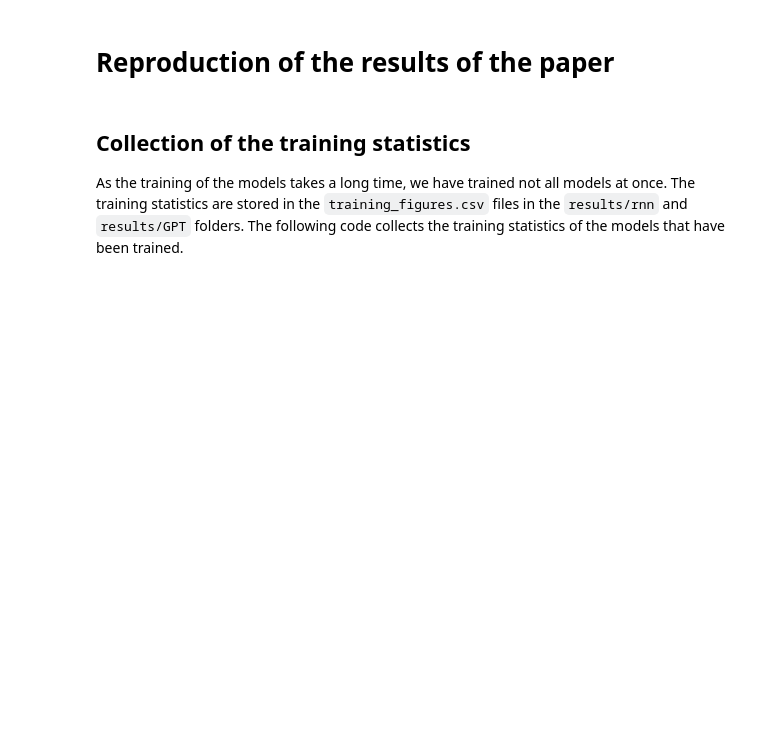
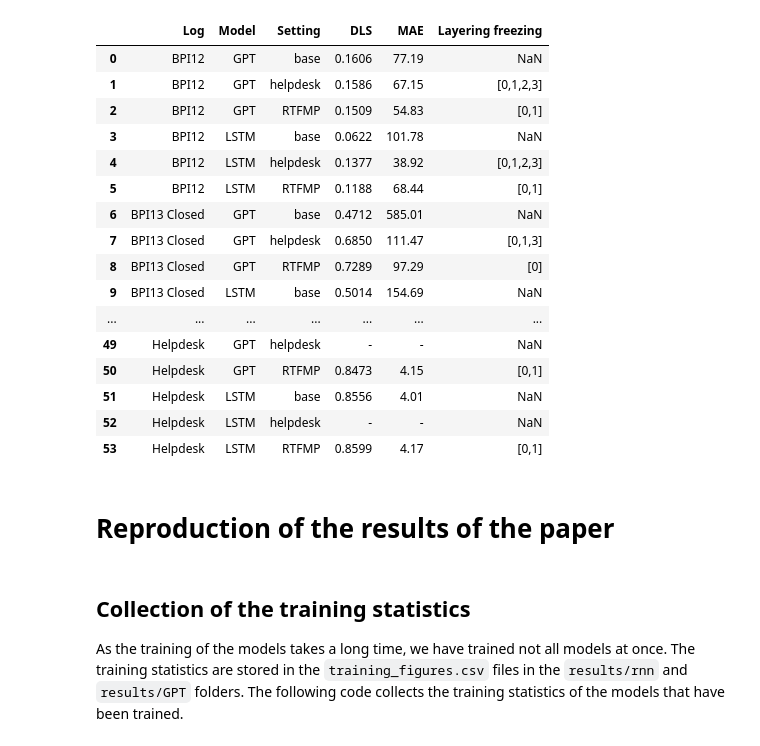
Before and after one commit to Hannoma/Transfer-Learning-for-Predictive-Process-Monitoring, a Jupyter notebook: collecting_results.ipynb, the cells around one changed output. Saved outputs shown, nothing was run; the diff lists cells and outputs as text; code cells hidden in the pictures; blank space fills up the shorter version.

Commit message:
Extract the results of the paper into an usable format

```diff
--- a/collecting_results.ipynb
+++ b/collecting_results.ipynb
@@ -10,0 +98,15 @@ from definitions import RESULTS_DIR
+# %%
+# Reshape so that the column names are split into two columns
+rows = []
+for _, row in scores_df.iterrows():
+    row = row.to_dict()
+    for setting in ['Regular', 'Helpdesk', 'RTFM']:
+        rows.append({
+            'Log': row['Log'],
+            'Model': row['Model'],
+            'Setting': setting,
+            'DLS': row[f'DLS_{setting}'],
+            'MAE': row[f'MAE_{setting}'],
+        })
+scores_stacked_df = pd.DataFrame(rows)
+scores_stacked_df
@@ -11,3 +131,37 @@ from definitions import RESULTS_DIR
+# %%
+paper_results_df = scores_stacked_df.merge(layer_df, on=['Log', 'Setting'], how='left')
+log_mapping = {
+    'BPIC 15': 'BPI15',
+    'RTFM': 'RTFMP',
+}
+paper_results_df['Log'] = paper_results_df['Log'].map(log_mapping).fillna(paper_results_df['Log'])
+setting_mapping = {
+    'Regular': 'base',
+    'Helpdesk': 'helpdesk',
+    'RTFM': 'RTFMP',
+}
+paper_results_df['Setting'] = paper_results_df['Setting'].map(setting_mapping).fillna(paper_results_df['Setting'])
+# Merge the two dataframes and keep the Regular setting
+paper_results_df.to_csv('paper_results.csv')
+paper_results_df
+# %% [output]
+|  | Log | Model | Setting | DLS | MAE | Layering freezing |
+| 0 | BPI12 | GPT | base | 0.1606 | 77.19 | NaN |
+| 1 | BPI12 | GPT | helpdesk | 0.1586 | 67.15 | [0,1,2,3] |
+| 2 | BPI12 | GPT | RTFMP | 0.1509 | 54.83 | [0,1] |
+| 3 | BPI12 | LSTM | base | 0.0622 | 101.78 | NaN |
+| 4 | BPI12 | LSTM | helpdesk | 0.1377 | 38.92 | [0,1,2,3] |
+| 5 | BPI12 | LSTM | RTFMP | 0.1188 | 68.44 | [0,1] |
+| 6 | BPI13 Closed | GPT | base | 0.4712 | 585.01 | NaN |
+| 7 | BPI13 Closed | GPT | helpdesk | 0.6850 | 111.47 | [0,1,3] |
+| 8 | BPI13 Closed | GPT | RTFMP | 0.7289 | 97.29 | [0] |
+| 9 | BPI13 Closed | LSTM | base | 0.5014 | 154.69 | NaN |
+| ... | ... | ... | ... | ... | ... | ... |
+| 49 | Helpdesk | GPT | helpdesk | - | - | NaN |
+| 50 | Helpdesk | GPT | RTFMP | 0.8473 | 4.15 | [0,1] |
+| 51 | Helpdesk | LSTM | base | 0.8556 | 4.01 | NaN |
+| 52 | Helpdesk | LSTM | helpdesk | - | - | NaN |
+| 53 | Helpdesk | LSTM | RTFMP | 0.8599 | 4.17 | [0,1] |
 # %% [markdown]
 # Reproduction of the results of the paper
 # %%
```
Also changed, not shown: parts of 5 cells of this notebook, 1 other file.
